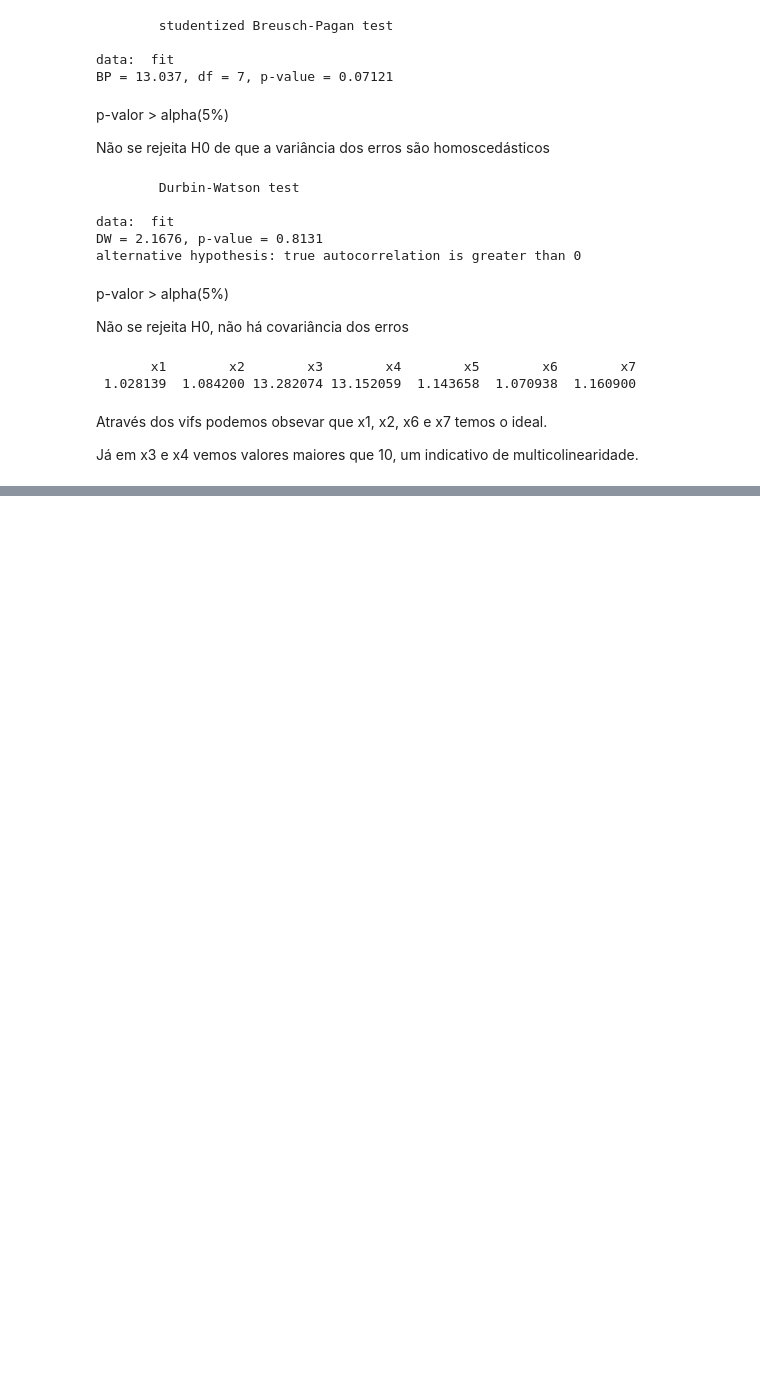
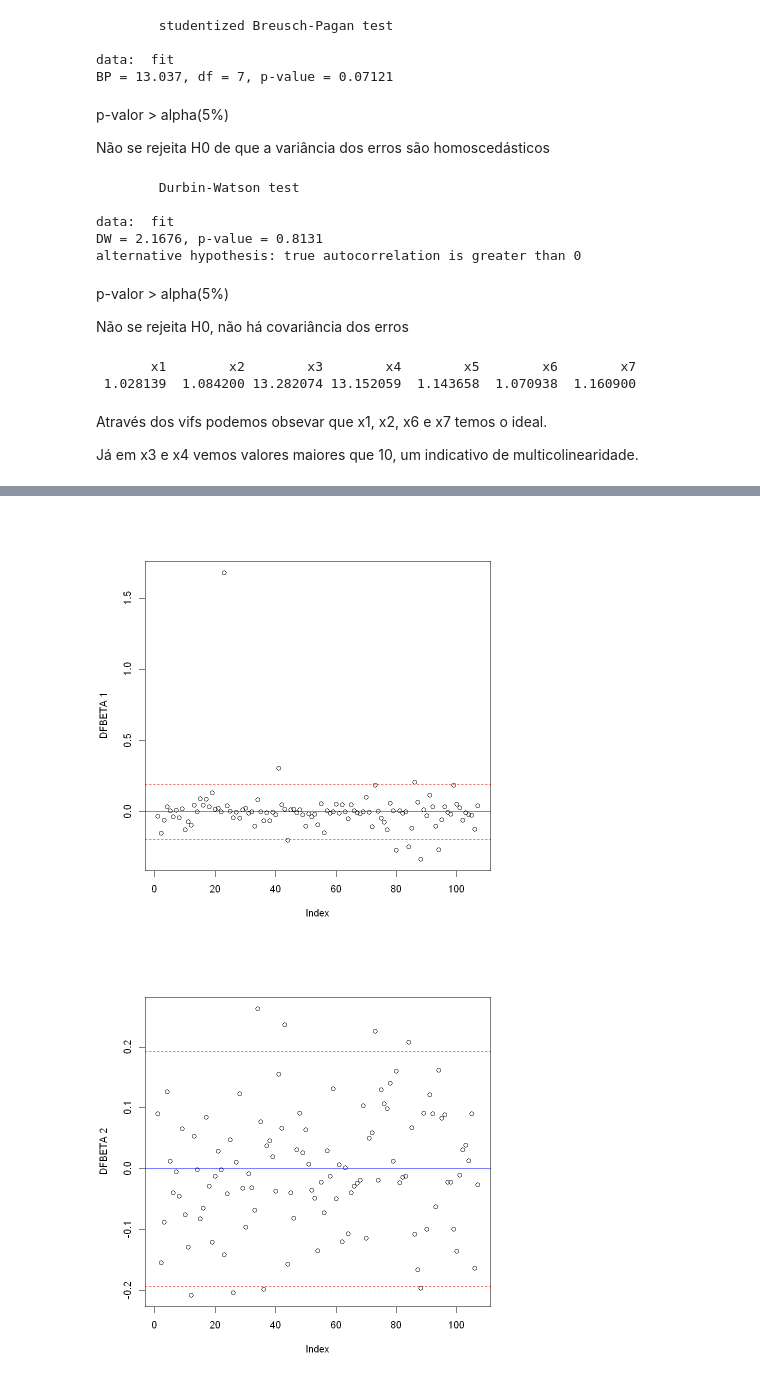
Before and after one commit to jouaraujo/primeiro_trabalho_Reg, a Jupyter notebook: trabalho.ipynb, the cells around one changed output, grey strips where cells are left out. Cells and saved outputs as stored; diff of their text form; code cells hidden in the pictures; blank space fills up the shorter version.

```diff
--- a/trabalho.ipynb
+++ b/trabalho.ipynb
@@ -191,0 +297,11 @@ Já em x3 e x4 vemos valores maiores que 10, um indicativo de multicolinearidade
+# %%
+#DFBETA
+dfbetas(fit) # cada beta tem seu DF
+
+dfb1<-dfbetas(fit)[,1]
+dfb2<-dfbetas(fit)[,2]
+dfb3<-dfbetas(fit)[,3]
+dfb4<-dfbetas(fit)[,4]
+dfb5<-dfbetas(fit)[,5]
+dfb6<-dfbetas(fit)[,6]
+dfb7<-dfbetas(fit)[,7]
@@ -191,0 +327,25 @@ Já em x3 e x4 vemos valores maiores que 10, um indicativo de multicolinearidade
+# %%
+limite<-2/sqrt(n)
+abline(plot(dfb1,ylab="DFBETA 1"),
+       col=c("red","blue","red"), h=c(-limite,0,limite),lty=c(2,1,2))
+
+abline(plot(dfb2,ylab="DFBETA 2"),
+       col=c("red","blue","red"), h=c(-limite,0,limite),lty=c(2,1,2))
+
+abline(plot(dfb3,ylab="DFBETA 3"),
+       col=c("red","blue","red"), h=c(-limite,0,limite),lty=c(2,1,2))
+
+abline(plot(dfb4,ylab="DFBETA 4"),
+       col=c("red","blue","red"), h=c(-limite,0,limite),lty=c(2,1,2))
+
+abline(plot(dfb5,ylab="DFBETA 5"),
+       col=c("red","blue","red"), h=c(-limite,0,limite),lty=c(2,1,2))
+
+abline(plot(dfb6,ylab="DFBETA 6"),
+       col=c("red","blue","red"), h=c(-limite,0,limite),lty=c(2,1,2))
+
+abline(plot(dfb7,ylab="DFBETA 7"),
+       col=c("red","blue","red"), h=c(-limite,0,limite),lty=c(2,1,2))
+# %% [output]
+[figure, added]
+[figure, added]
```
Also changed, not shown: parts of 41 cells of this notebook.
